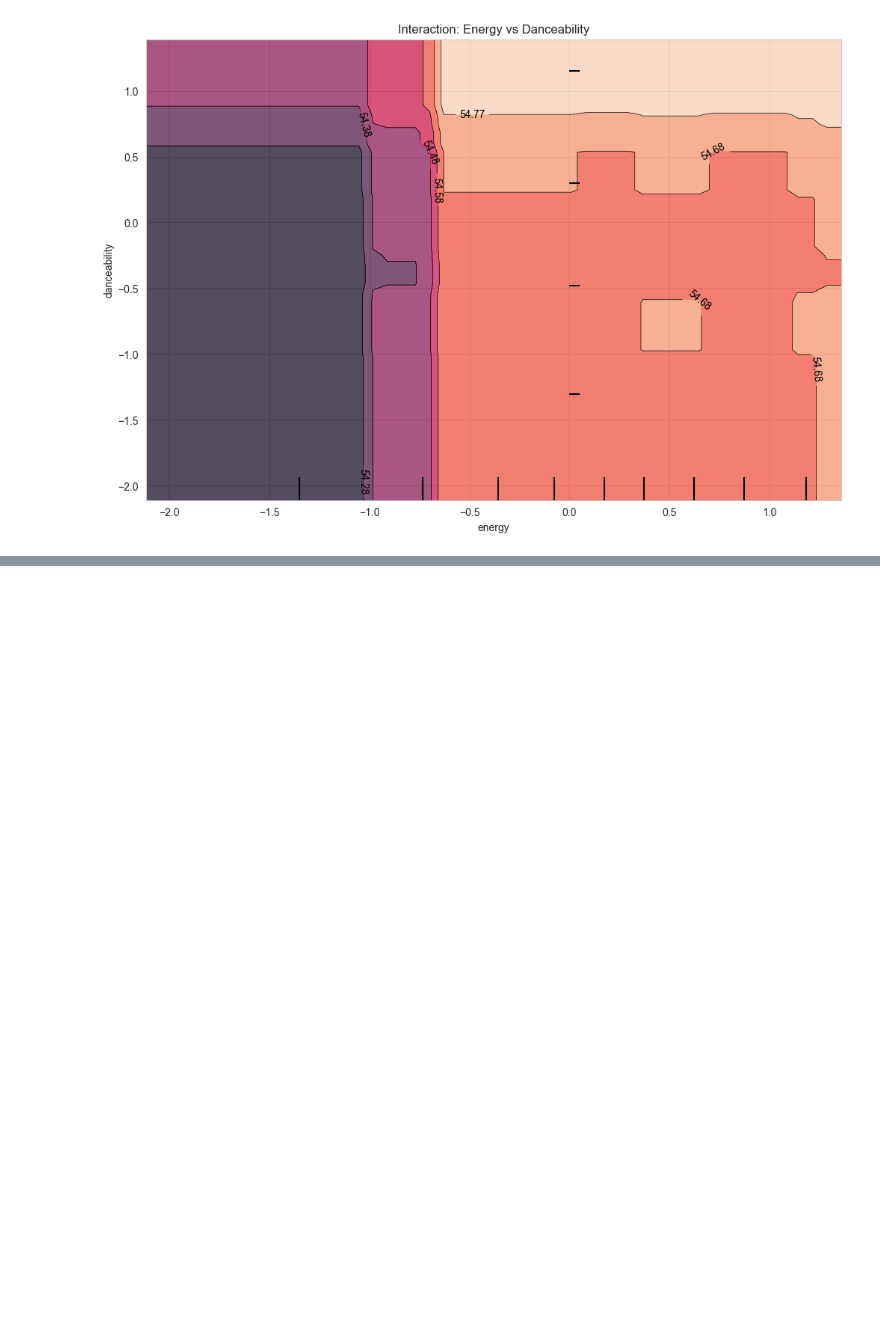
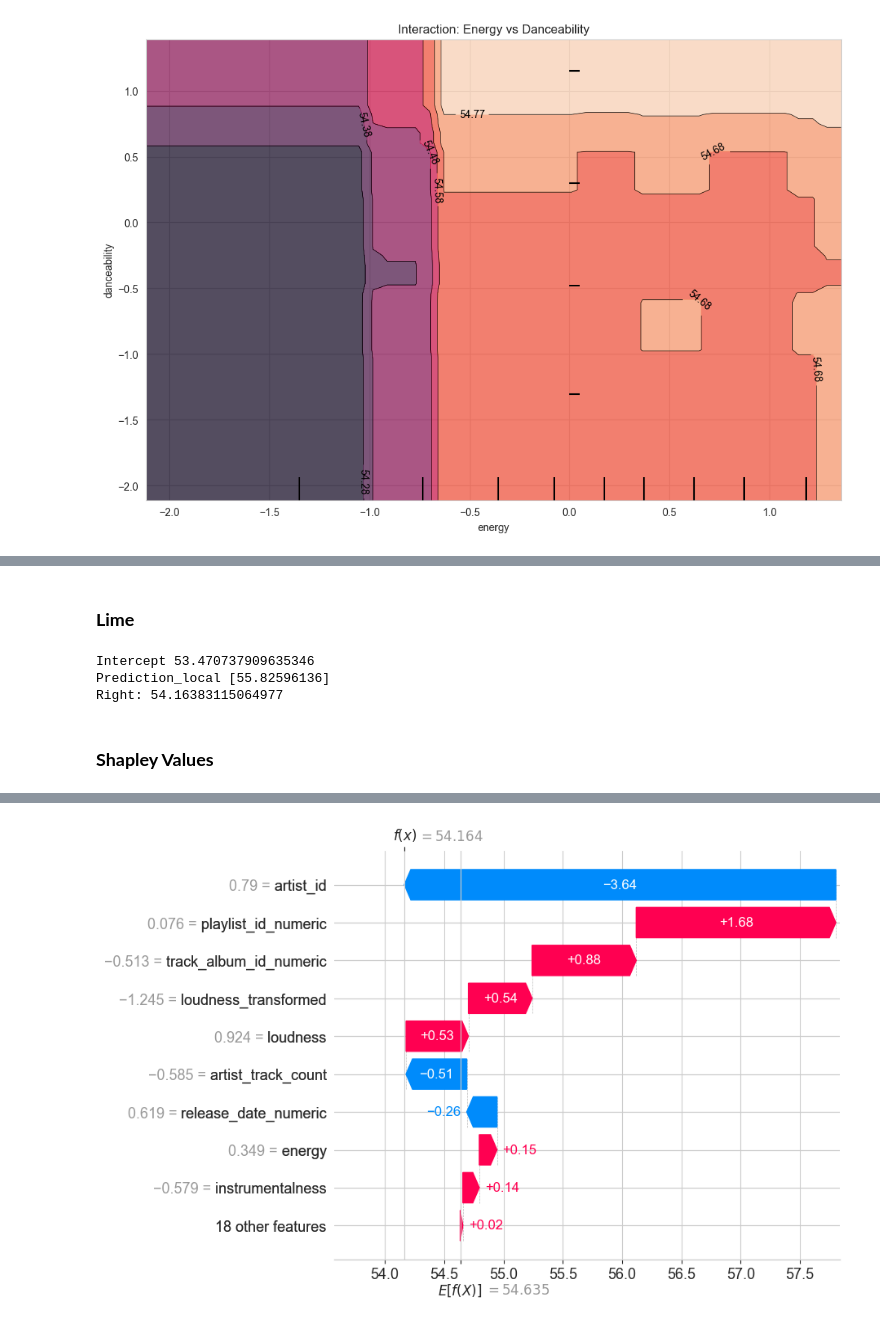
Before and after one commit to NoaLRX/Popular_Songs_Spotify, a Jupyter notebook: notebook.ipynb, the cells around one changed output, grey strips where cells are left out. Drawn from its saved outputs; the diff is of its cells as text; code cells hidden in the pictures; blank space fills up the shorter version.

```diff
--- a/notebook.ipynb
+++ b/notebook.ipynb
@@ -1600,0 +1706,27 @@ plt.show()
+# %% [markdown]
+### **Lime**
+# %%
+explainer = lime.lime_tabular.LimeTabularExplainer(X_train_sc,
+                                                   feature_names=features_model ,
+                                                   class_names=['medv']  ,
+                                                   verbose=True,
+                                                     mode='regression')
+
+
+
+i = 50
+exp = explainer.explain_instance(X_test_sc[i], rf_ultra.predict)
+# %% [output]
+Intercept 53.470737909635346
+Prediction_local [55.82596136]
+Right: 54.16383115064977
+# %% [markdown]
+### **Shapley Values**
+# %%
+#Init shapley values
+explainer = shap.TreeExplainer(rf_ultra)
+shap_values = explainer(df_interpret)
+shap.initjs()
+# visualize the first prediction's explanation
+shap.waterfall_plot(shap_values[50])
+# %% [output]
@@ -1600,0 +1734 @@ plt.show()
+[figure, added]
```
Also changed, not shown: parts of 20 cells of this notebook, 7 other files.
